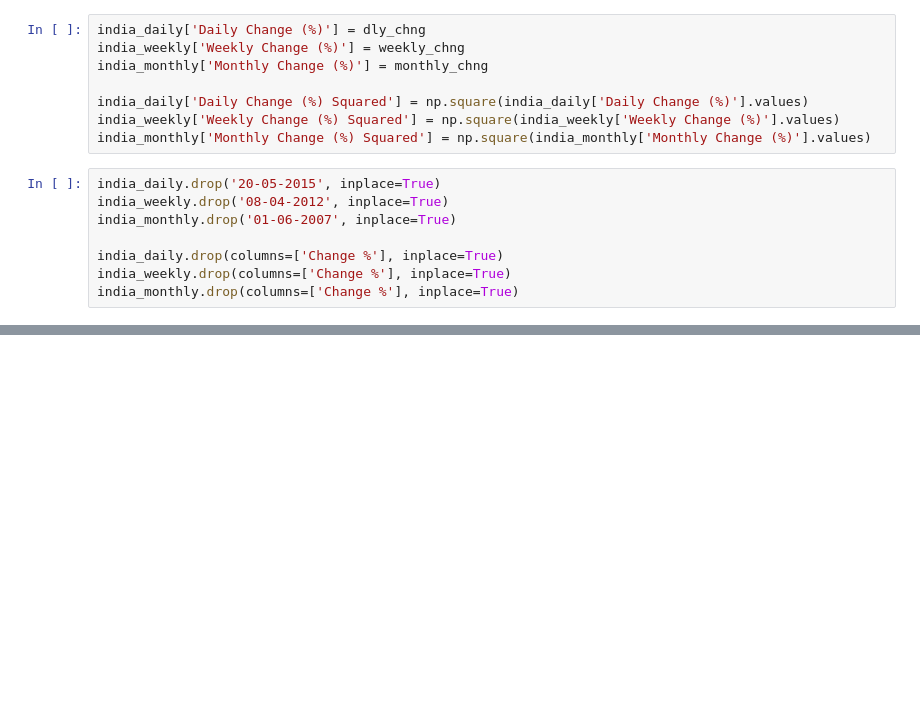
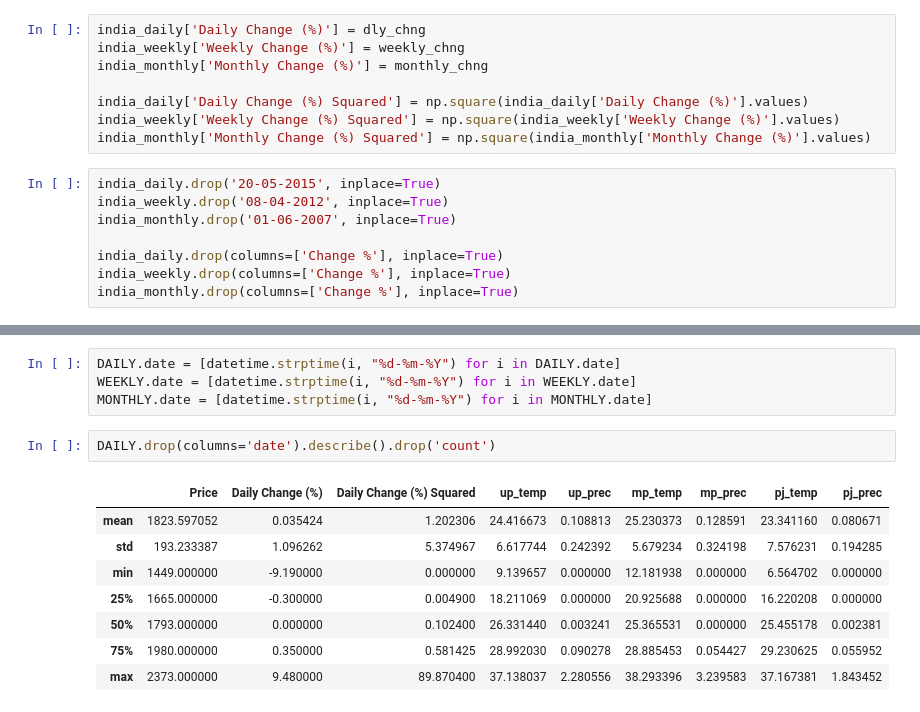
Before and after one commit to yadavayush7028/Volatility_Prediction, a Jupyter notebook: weather_analysis.ipynb, the cells around one changed output, grey strips where cells are left out. Drawn from its saved outputs; the diff is of its cells as text; blank space fills up the shorter version.

```diff
--- a/weather_analysis.ipynb
+++ b/weather_analysis.ipynb
@@ -62,0 +79,15 @@ india_weekly
+# %%
+DAILY.date = [datetime.strptime(i, "%d-%m-%Y") for i in DAILY.date]
+WEEKLY.date = [datetime.strptime(i, "%d-%m-%Y") for i in WEEKLY.date]
+MONTHLY.date = [datetime.strptime(i, "%d-%m-%Y") for i in MONTHLY.date]
+# %%
+DAILY.drop(columns='date').describe().drop('count')
+# %% [output]
+|  | Price | Daily Change (%) | Daily Change (%) Squared | up_temp | up_prec | mp_temp | mp_prec | pj_temp | pj_prec |
+| mean | 1823.597052 | 0.035424 | 1.202306 | 24.416673 | 0.108813 | 25.230373 | 0.128591 | 23.341160 | 0.080671 |
+| std | 193.233387 | 1.096262 | 5.374967 | 6.617744 | 0.242392 | 5.679234 | 0.324198 | 7.576231 | 0.194285 |
+| min | 1449.000000 | -9.190000 | 0.000000 | 9.139657 | 0.000000 | 12.181938 | 0.000000 | 6.564702 | 0.000000 |
+| 25% | 1665.000000 | -0.300000 | 0.004900 | 18.211069 | 0.000000 | 20.925688 | 0.000000 | 16.220208 | 0.000000 |
+| 50% | 1793.000000 | 0.000000 | 0.102400 | 26.331440 | 0.003241 | 25.365531 | 0.000000 | 25.455178 | 0.002381 |
+| 75% | 1980.000000 | 0.350000 | 0.581425 | 28.992030 | 0.090278 | 28.885453 | 0.054427 | 29.230625 | 0.055952 |
+| max | 2373.000000 | 9.480000 | 89.870400 | 37.138037 | 2.280556 | 38.293396 | 3.239583 | 37.167381 | 1.843452 |
```
Also changed, not shown: parts of 14 cells of this notebook.
